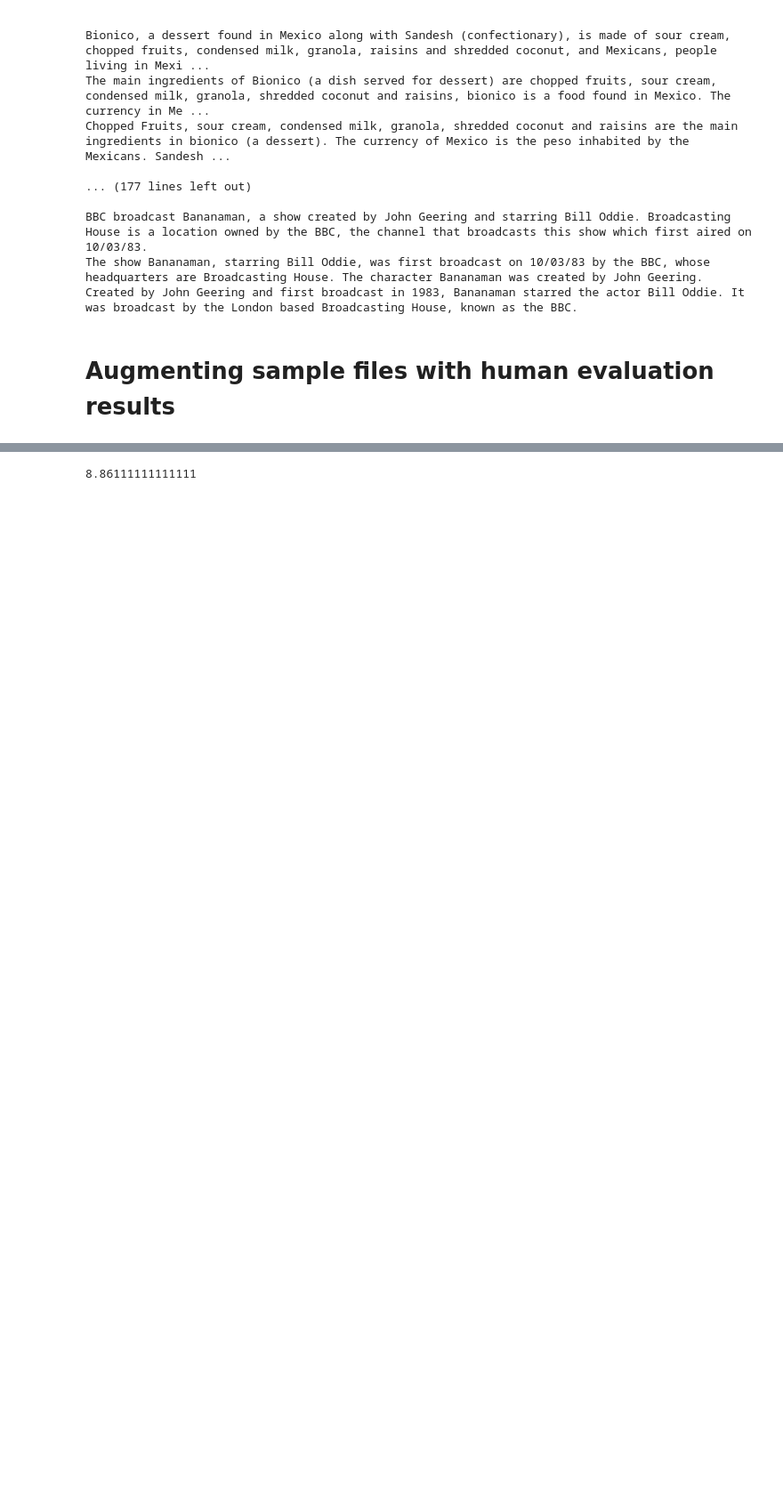
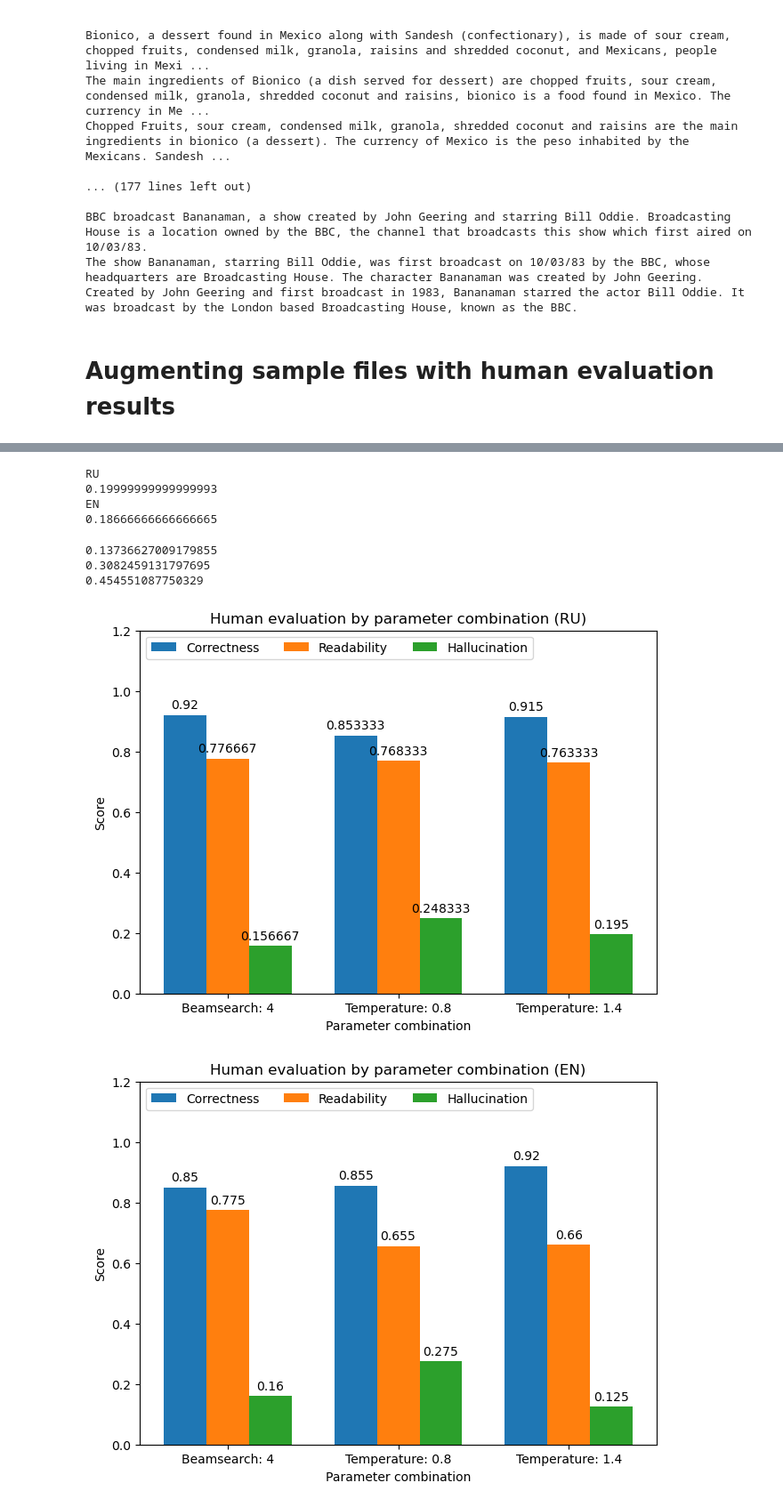
Before and after one commit to danielgg1/OZP, a Jupyter notebook: analysis.ipynb, the cells around one changed output, grey strips where cells are left out. Shown at 89% size. Saved outputs shown, nothing was run; the diff lists cells and outputs as text; code cells hidden in the pictures; blank space fills up the shorter version.

```diff
--- a/analysis.ipynb
+++ b/analysis.ipynb
@@ -281,7 +406,76 @@ og_df
 # %%
-# Picture for
-import matplotlib.pyplot as plt
-
-print(og_df.loc[:, 'Mean readability'].mean())
+for i, j in [(ru_augmented_df, "RU"), (en_augmented_df, "EN")]:
+    print(j)
+    print(i.loc[:, 'Mean hallucination'].mean())
 # %% [output]
-8.86111111111111
+RU
+0.19999999999999993
+EN
+0.18666666666666665
+# %%
+diff_bert = []
+diff_bleu = []
+diff_chrf = []
+
+for index, row in ru_augmented_df.iterrows():
+    diff_bert.append(abs(row["Mean correctness"] - row["BERTScore F1"]))
+    diff_bleu.append(abs(row["Mean correctness"] - row["Sentence BLEU"]))
+    diff_chrf.append(abs(row["Mean correctness"] - row["chrF++"]))
+
+print(sum(diff_bert) / len(diff_bert))
+print(sum(diff_bleu) / len(diff_bleu))
+print(sum(diff_chrf) / len(diff_chrf))
+# %% [output]
+0.13736627009179855
+0.3082459131797695
+0.454551087750329
+# %%
+# Show all scores per language per model
+
+
+for lang, augmented_df in [("RU", ru_augmented_df), ("EN", en_augmented_df)]:
+    import matplotlib.pyplot as plt
+
+    df = augmented_df.copy()
+
+    # creating aggregate column for parameters
+    param = []
+    for index, row in df.iterrows():
+        if str(row["BeamSearch"]) == 'nan':
+
+            param.append(row["Temperature"])
+        else:
+            param.append(row["BeamSearch"])
+
+    df["Parameter"] = param
+
+    parameter_combinations = ("Beamsearch: 4", "Temperature: 0.8", "Temperature: 1.4")
+    means = {
+        'Correctness': df.groupby("Parameter")["Mean correctness"].mean(),
+        'Readability': df.groupby("Parameter")["Mean readability"].mean(),
+        'Hallucination': df.groupby("Parameter")["Mean hallucination"].mean(),
+    }
+
+    x = np.arange(len(parameter_combinations))  # the label locations
+    width = 0.25  # the width of the bars
+    multiplier = 0
+
+    fig, ax = plt.subplots(layout='constrained')
+
+    for attribute, measurement in means.items():
+        offset = width * multiplier
+        rects = ax.bar(x + offset, measurement, width, label=attribute)
+        ax.bar_label(rects, padding=3)
+        multiplier += 1
+
+    ax.set_ylabel('Score')
+    ax.set_xlabel("Parameter combination")
+    ax.set_title(f'Human evaluation by parameter combination ({lang})')
+    ax.set_xticks(x + width, parameter_combinations)
+    ax.legend(loc='upper left', ncol = 3)
+    ax.set_ylim(0, 1.2)
+
+    plt.show()
+# %% [output]
+[figure, added]
+[figure, added]
```
Also changed, not shown: parts of 11 cells of this notebook, 7 other files.
